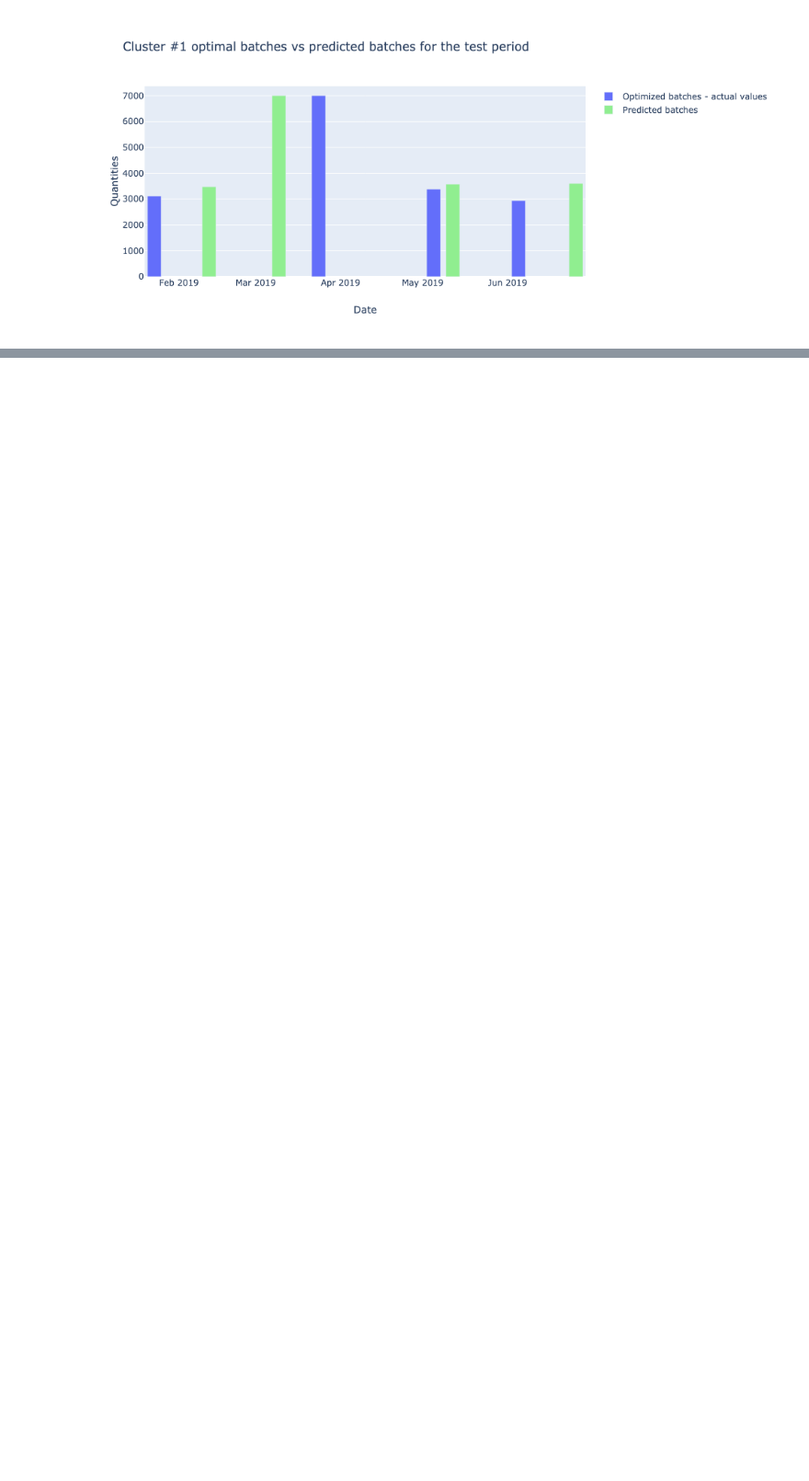
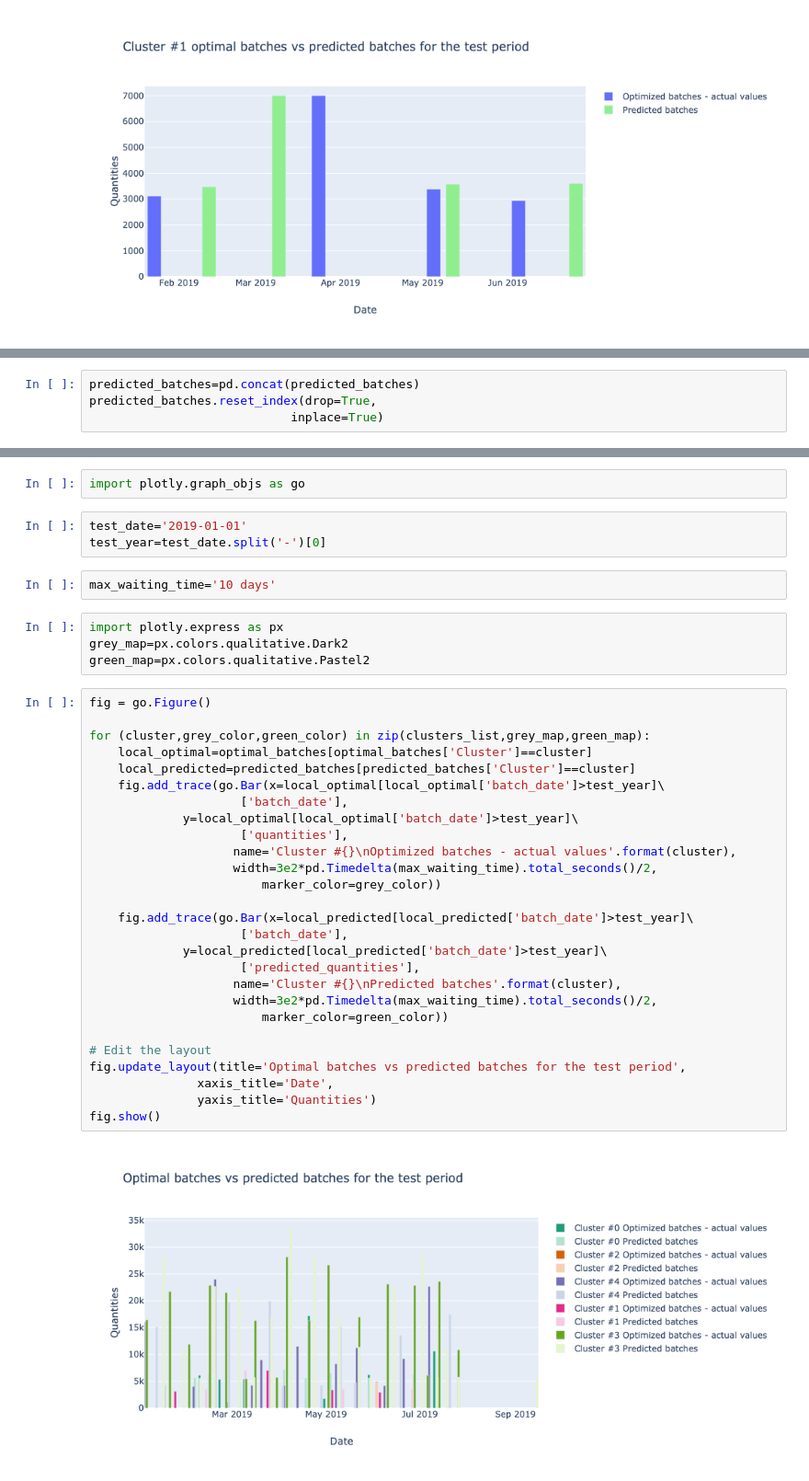
Before and after one commit to raphaelribard/Sales_forecasting, a Jupyter notebook: notebooks/5.0-rr-Considering-All-Clusters-Predicted-Batches-vs-Optimal-Batches.ipynb, the cells around one changed output, grey strips where cells are left out. Shown at 92% size. Drawn from its saved outputs; the diff is of its cells as text; blank space fills up the shorter version.

```diff
--- a/notebooks/5.0-rr-Considering-All-Clusters-Predicted-Batches-vs-Optimal-Batches.ipynb
+++ b/notebooks/5.0-rr-Considering-All-Clusters-Predicted-Batches-vs-Optimal-Batches.ipynb
@@ -62,0 +156,4 @@ The predicted quantities represent 90.2% of the actual quantities
+# %%
+predicted_batches=pd.concat(predicted_batches)
+predicted_batches.reset_index(drop=True,
+                            inplace=True)
@@ -62,0 +209,40 @@ The predicted quantities represent 90.2% of the actual quantities
+# %%
+import plotly.graph_objs as go
+# %%
+test_date='2019-01-01'
+test_year=test_date.split('-')[0]
+# %%
+max_waiting_time='10 days'
+# %%
+import plotly.express as px
+grey_map=px.colors.qualitative.Dark2
+green_map=px.colors.qualitative.Pastel2
+# %%
+fig = go.Figure()
+
+for (cluster,grey_color,green_color) in zip(clusters_list,grey_map,green_map):
+    local_optimal=optimal_batches[optimal_batches['Cluster']==cluster]
+    local_predicted=predicted_batches[predicted_batches['Cluster']==cluster]
+    fig.add_trace(go.Bar(x=local_optimal[local_optimal['batch_date']>test_year]\
+                     ['batch_date'],
+             y=local_optimal[local_optimal['batch_date']>test_year]\
+                     ['quantities'],
+                    name='Cluster #{}\nOptimized batches - actual values'.format(cluster),
+                    width=3e2*pd.Timedelta(max_waiting_time).total_seconds()/2,
+                        marker_color=grey_color))
+
+    fig.add_trace(go.Bar(x=local_predicted[local_predicted['batch_date']>test_year]\
+                     ['batch_date'],
+             y=local_predicted[local_predicted['batch_date']>test_year]\
+                     ['predicted_quantities'],
+                    name='Cluster #{}\nPredicted batches'.format(cluster),
+                    width=3e2*pd.Timedelta(max_waiting_time).total_seconds()/2,
+                        marker_color=green_color))
+
+# Edit the layout
+fig.update_layout(title='Optimal batches vs predicted batches for the test period',
+               xaxis_title='Date',
+               yaxis_title='Quantities')
+fig.show()
+# %% [output]
+[figure, added]
```
Also changed, not shown: parts of 9 cells of this notebook.
